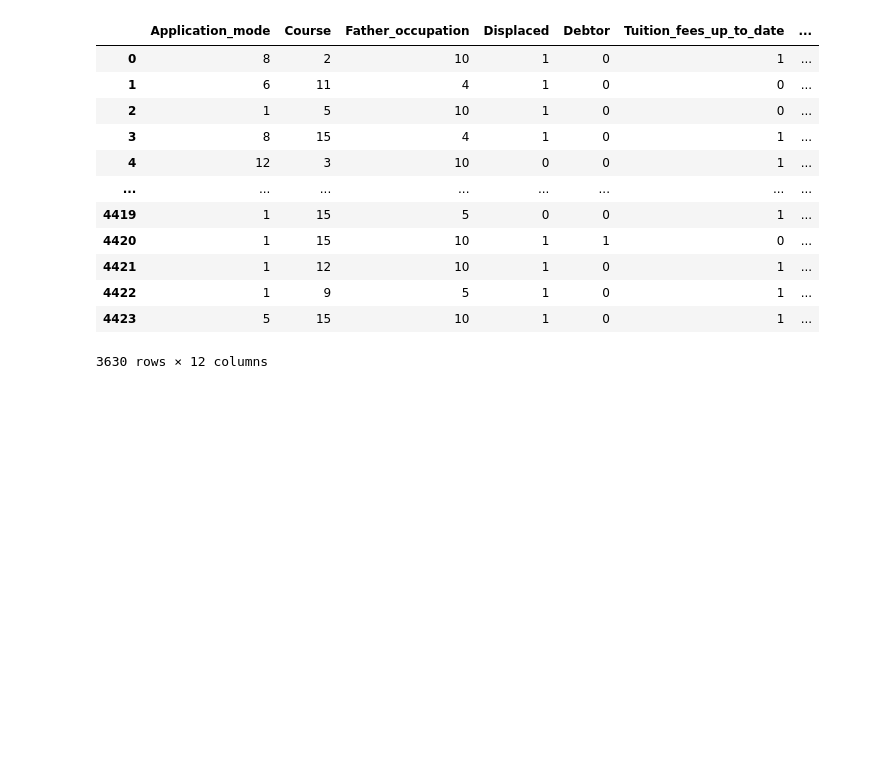
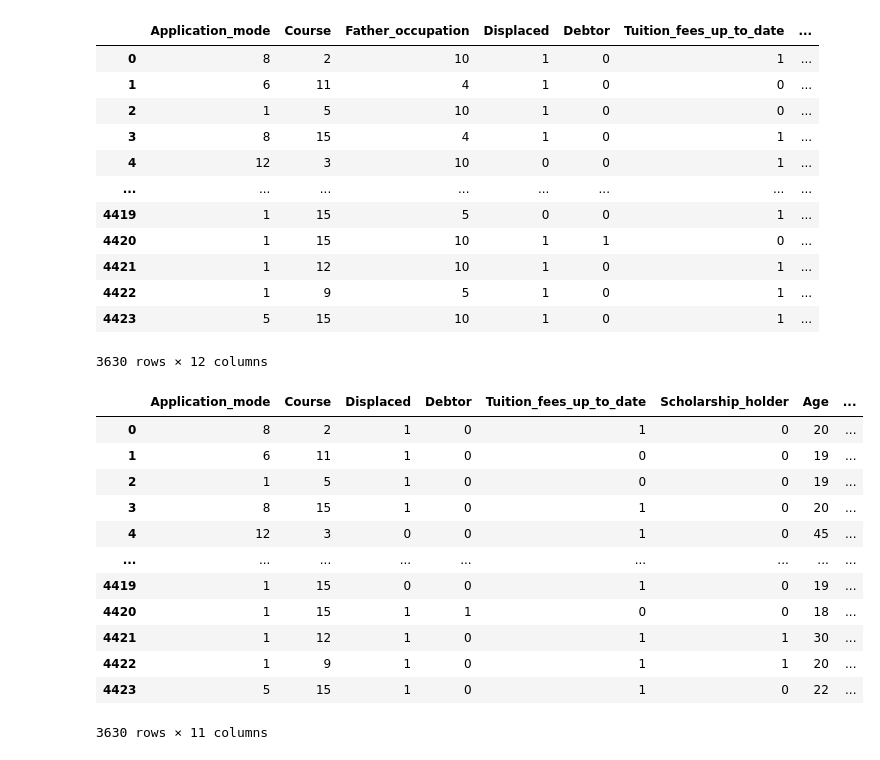
Before and after one commit to AChung1020/CS485-Final-Project, a Jupyter notebook: data_processing.ipynb, the cells around one changed output. Saved outputs shown, nothing was run; the diff lists cells and outputs as text; code cells hidden in the pictures; blank space fills up the shorter version.

```diff
--- a/data_processing.ipynb
+++ b/data_processing.ipynb
@@ -262,3 +262,24 @@ sns.heatmap(num_features.corr(method = 'spearman'), vmin = -1, vmax = 1, center
             cmap = 'coolwarm', fmt = '.2f', linewidths = .2, annot = True);
 # %% [output]
 [figure]
+# %%
+# Create parental occupation match feature
+stud_selected['parents_same_occupation'] = (stud_selected['Father_occupation'] == stud_selected['Mother_occupation']).astype(int)
+
+# Calculate success rate based on occupation matching
+match_success = stud_selected.groupby('parents_same_occupation')['Target_encoded'].mean()
+
+# Compare success rates for different occupation combinations
+occupation_pairs = stud_selected.groupby(['Father_occupation', 'Mother_occupation'])['Target_encoded'].agg(['mean', 'count'])
+occupation_pairs = occupation_pairs[occupation_pairs['count'] > 30]  # Filter for significant samples
+
+# Visualize occupation pair impact on success
+plt.figure(figsize=(12, 6))
+sns.heatmap(occupation_pairs['mean'].unstack(),
+            annot=True,
+            cmap='RdYlGn_r',
+            fmt='.2f')
+plt.title('Success Rate by Parent Occupation Combinations')
+plt.xlabel('Mother Occupation')
+plt.ylabel('Father Occupation')
+plt.show()
@@ -848,6 +853,23 @@ display(stud_selected)
 | 4422 | 1 | 9 | 5 | 1 | 0 | 1 | ... |
 | 4423 | 5 | 15 | 10 | 1 | 0 | 1 | ... |
 3630 rows × 12 columns
+# %%
+stud_selected = stud_selected.drop('Father_occupation', axis=1)
+display(stud_selected)
+# %% [output]
+|  | Application_mode | Course | Displaced | Debtor | Tuition_fees_up_to_date | Scholarship_holder | Age | ... |
+| 0 | 8 | 2 | 1 | 0 | 1 | 0 | 20 | ... |
+| 1 | 6 | 11 | 1 | 0 | 0 | 0 | 19 | ... |
+| 2 | 1 | 5 | 1 | 0 | 0 | 0 | 19 | ... |
+| 3 | 8 | 15 | 1 | 0 | 1 | 0 | 20 | ... |
+| 4 | 12 | 3 | 0 | 0 | 1 | 0 | 45 | ... |
+| ... | ... | ... | ... | ... | ... | ... | ... | ... |
+| 4419 | 1 | 15 | 0 | 0 | 1 | 0 | 19 | ... |
+| 4420 | 1 | 15 | 1 | 1 | 0 | 0 | 18 | ... |
+| 4421 | 1 | 12 | 1 | 0 | 1 | 1 | 30 | ... |
+| 4422 | 1 | 9 | 1 | 0 | 1 | 1 | 20 | ... |
+| 4423 | 5 | 15 | 1 | 0 | 1 | 0 | 22 | ... |
+3630 rows × 11 columns
 # %%
 #save the dataset
 stud_selected.to_csv('dataset_pruned.csv', index=False)
```
Also changed, not shown: parts of 7 cells of this notebook, 3 other files.
